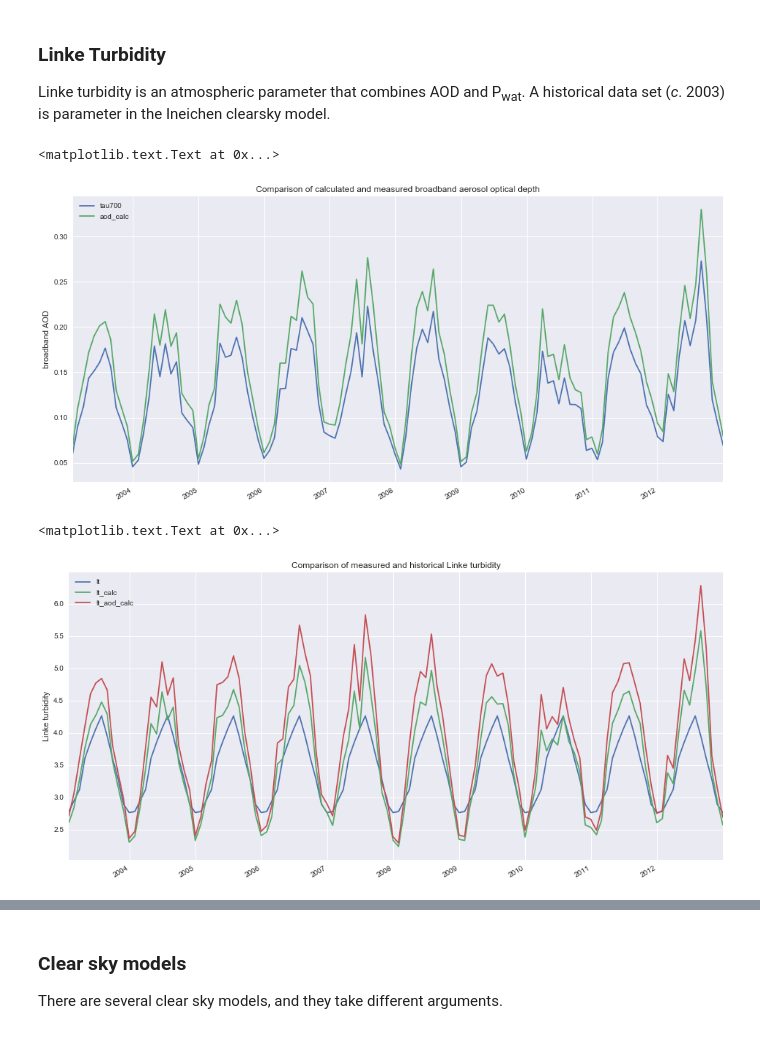
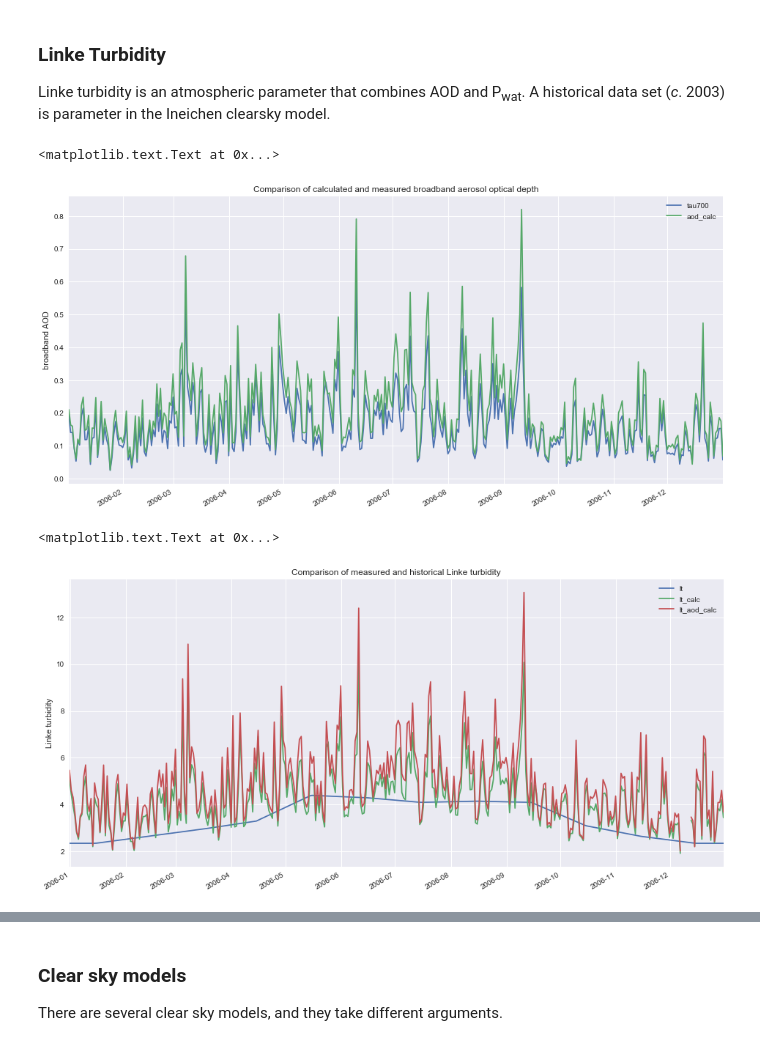
Before and after one commit to mikofski/pvsc44-clearsky-aod, a Jupyter notebook: PVSC-Clearsky-AOD.ipynb, the cells around one changed output, grey strips where cells are left out. Cells and saved outputs as stored; diff of their text form; code cells hidden in the pictures.

```diff
--- a/PVSC-Clearsky-AOD.ipynb
+++ b/PVSC-Clearsky-AOD.ipynb
@@ -52,7 +52,7 @@ There are three additional sites, Alamosa-CO, Red Lake-AZ, Rutland-VT, and Wasco
 METADATA = pd.read_csv('metadata.csv', index_col=0)
 # %%
 # get SURFRAD data
-station_id = 'tbl'  # choose a station ID from the metadata list
+station_id = 'bon'  # choose a station ID from the metadata list
 
 # CONSTANTS
 DATADIR = 'surfrad'  # folder where SURFRAD data is stored relative to this file
@@ -214,22 +214,23 @@ atm_params['lt'].fillna(method='pad', inplace=True)
 # %%
 # compare Bird & Hulstrom approximated broadband AOD to AOD at 700-nm
 # downsample to monthly intervals to show long term trend for entire range of ECMWF-MACC data
-aod_bb = atm_params[['tau700', 'aod_calc']].resample('M').mean()
-aod_bb.tz_convert(METADATA['tz'][station_id]).plot()
+aod_bb = atm_params[['tau700', 'aod_calc']].resample('D').mean()
+aod_bb['2006-01-01':'2006-12-31'].tz_convert(METADATA['tz'][station_id]).plot()
 plt.ylabel('broadband AOD')
 plt.title('Comparison of calculated and measured broadband aerosol optical depth')
 # %% [output]
 <matplotlib.text.Text at 0x...>
-[figure, old version]
+[figure, new version]
 # %%
 # compare historic Linke turbidity to calculated
 # downsample to monthly averages to show long term trends
-atm_params[['lt', 'lt_calc', 'lt_aod_calc']].resample('M').mean().tz_convert(METADATA['tz'][station_id]).plot()
+lt = atm_params[['lt', 'lt_calc', 'lt_aod_calc']].resample('D').mean()
+lt['2006-01-01':'2006-12-31'].tz_convert(METADATA['tz'][station_id]).plot()
 plt.ylabel('Linke turbidity')
 plt.title('Comparison of measured and historical Linke turbidity')
 # %% [output]
 <matplotlib.text.Text at 0x...>
-[figure, old version]
+[figure, new version]
 # %%
 # how is atmosphere changing over time?
 # Calculate the linear regression of the relative difference between historical and measured Linke turbidity
```
Also changed, not shown: parts of 15 cells of this notebook, 1 other file.
